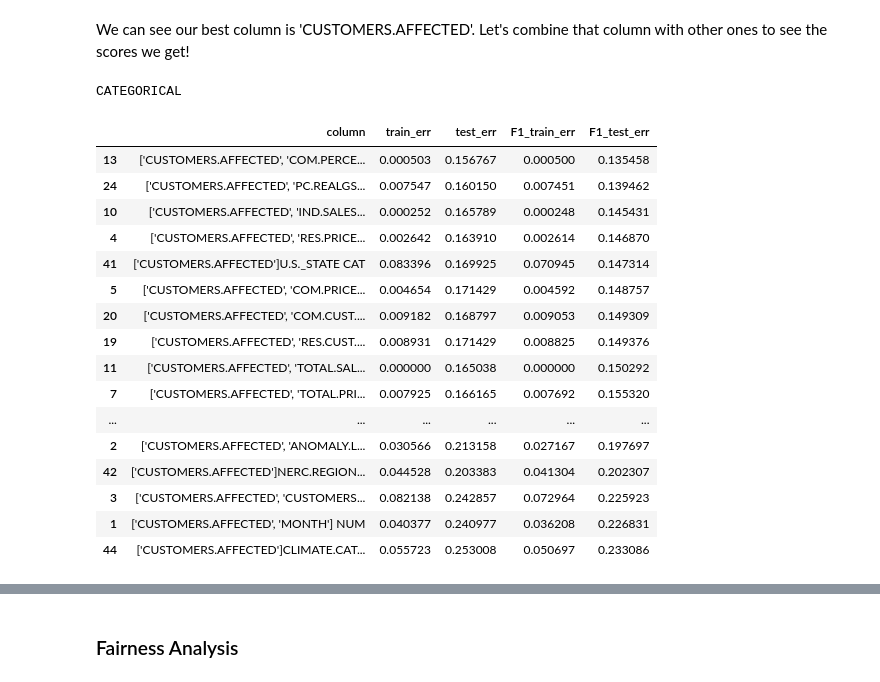
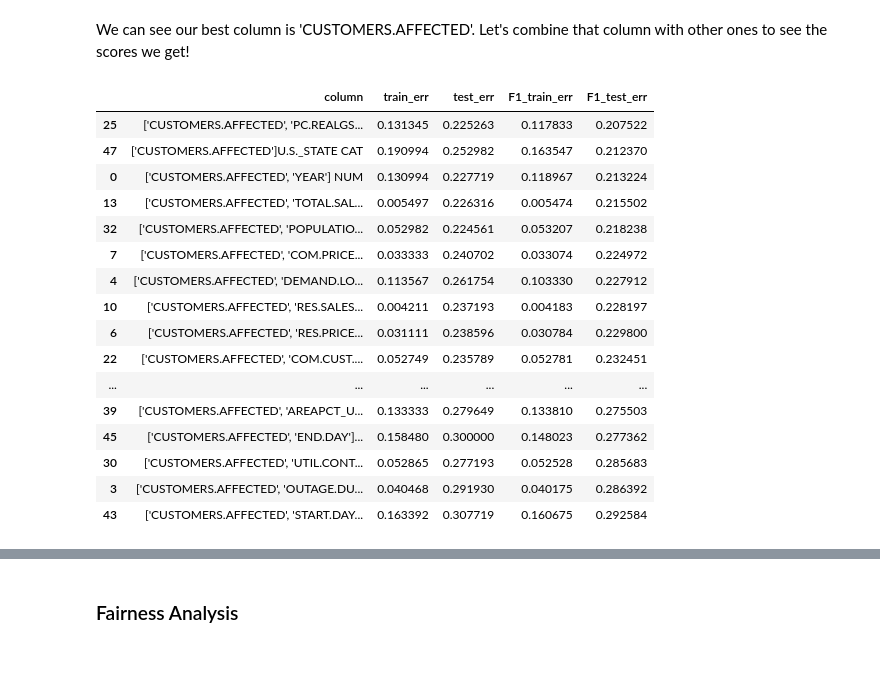
Before and after one commit to tomok59/power_outage_model, a Jupyter notebook: template.ipynb, the cells around one changed output, grey strips where cells are left out. Drawn from its saved outputs; the diff is of its cells as text; code cells hidden in the pictures.

```diff
--- a/template.ipynb
+++ b/template.ipynb
@@ -87,0 +113,3 @@ Name: MONTH, dtype: int64
+# %%
+df = df.dropna()
+df.shape
@@ -88,2 +118,19 @@ Name: MONTH, dtype: int64
 # %% [markdown]
 ### Baseline Model
+# %%
+## make initial split for test at the end
+
+df_1 = df.copy()
+df_X = df_1.drop(columns='CAUSE.CATEGORY')
+numeric_columns = df_X.columns[df_X.apply(pd.to_numeric, errors='coerce').notna().all()]
+df_X[numeric_columns] = df_X[numeric_columns].apply(pd.to_numeric, errors='coerce')
+numeric_columns = df_X.select_dtypes(include=['number']).columns
+categorical_columns = df_X.select_dtypes(include=['object']).columns
+df_Y = df_1[['CAUSE.CATEGORY']]
+
+X_train, X_test_final, y_train, y_test_final = (
+    train_test_split(df_X, df_Y,test_size=0.25, random_state=1)
+)
+df_1 = X_train
+df_1['CAUSE.CATEGORY'] = y_train
+df_1
@@ -330,14 +349,13 @@ CATEGORICAL
 # %% [markdown]
 We can see our best column is 'CUSTOMERS.AFFECTED'. Let's combine that column with other ones to see the scores we get!
 # %%
-df_1 = df.copy().drop(columns=['OBS', 'HURRICANE.NAMES', 'CAUSE.CATEGORY.DETAIL', 'DEMAND.LOSS.MW', 'OUTAGE.RESTORATION.DATE', 'OUTAGE.RESTORATION.TIME', 'OUTAGE.DURATION', 'POSTAL.CODE', 'OUTAGE.START.DATE', 'OUTAGE.START.TIME'])
-df_1 = df_1.dropna()
-df_X = df_1.drop(columns='CAUSE.CATEGORY')
+df_2 = df_1.copy()
+df_X = df_2.drop(columns='CAUSE.CATEGORY')
 numeric_columns = df_X.columns[df_X.apply(pd.to_numeric, errors='coerce').notna().all()]
 df_X[numeric_columns] = df_X[numeric_columns].apply(pd.to_numeric, errors='coerce')
 numeric_columns = df_X.select_dtypes(include=['number']).columns
 categorical_columns = df_X.select_dtypes(include=['object']).columns
-df_Y = df_1[['CAUSE.CATEGORY']]
+df_Y = df_2['CAUSE.CATEGORY']
 
 column_name = []
 tr_err = []
@@ -345,22 +363,16 @@ ts_err = []
 f1_Scores_TR = []
 f1_Scores_TS = []
 X_train, X_test, y_train, y_test = (
-        train_test_split(df_X, df_1['CAUSE.CATEGORY'],test_size=0.25, random_state=1)
+        train_test_split(df_X, df_Y,test_size=0.25, random_state=1)
     )
 col1 = ['CUSTOMERS.AFFECTED']
 for col in numeric_columns:
     col1 = ['CUSTOMERS.AFFECTED']
     col1.append(col)
-    #leftover = numeric_columns[:col] + numeric_columns[i+1:]
-    # X_train, X_test, y_train, y_test = (
-    #     train_test_split(df_X[[col]], df_1['CAUSE.CATEGORY'],test_size=0.25, random_state=1)
-    # )
-    log_transformer = FunctionTransformer(np.log, validate=True)
     tree = RandomForestClassifier(max_depth=15)
     preprocessor_tree = ColumnTransformer(
             transformers=[
                 ('column', 'passthrough', col1)
-                #('One_Hot', OneHotEncoder(handle_unknown='ignore'), ['U.S._STATE', 'YEAR', 'MONTH', 'NERC.REGION', 'CLIMATE.REGION', 'CLIMATE.CATEGORY']),
             ],
             remainder='drop'
         )
@@ -389,18 +401,8 @@ for col in numeric_columns:
     f1_Scores_TR.append(np.mean(temp_f1_tr))
     f1_Scores_TS.append(np.mean(temp_f1_ts))
 
-
-
-    # print(col)
-    # print('Train Error: ' + str(1-pipeline_tree.score(X_train, y_train)))
-    # print('Test Error: ' + str(1-pipeline_tree.score(X_test, y_test)))
-print("CATEGORICAL")
 for col in categorical_columns:
     col1 = ['CUSTOMERS.AFFECTED']
-    # X_train, X_test, y_train, y_test = (
-    #     train_test_split(df_X[[col]], df_1['CAUSE.CATEGORY'],test_size=0.25, random_state=1)
-    # )
-    log_transformer = FunctionTransformer(np.log, validate=True)
     tree = RandomForestClassifier(max_depth=15)
     preprocessor_tree = ColumnTransformer(
             transformers=[
@@ -415,50 +417,47 @@ for col in categorical_columns:
         ])
     column_name.append(str(col1) + col + ' CAT')
     temp_train = []
     temp_test =[]
     temp_f1_tr =[]
     temp_f1_ts = []
     for i in range(10):
         pipeline_tree.fit(X_train, y_train)
 
         temp_train.append(1-pipeline_tree.score(X_train, y_train))
         temp_test.append(1-pipeline_tree.score(X_test, y_test))
 
         preds_TR = pipeline_tree.predict(X_train)
         temp_f1_tr.append(1-f1_score(preds_TR, y_train, average = 'weighted'))
         preds_TS = pipeline_tree.predict(X_test)
         temp_f1_ts.append(1-f1_score(preds_TS, y_test, average = 'weighted'))
 
     tr_err.append(np.mean(temp_train))
     ts_err.append(np.mean(temp_test))
     f1_Scores_TR.append(np.mean(temp_f1_tr))
     f1_Scores_TS.append(np.mean(temp_f1_ts))
-    # print(col)
-    # print('Train Error: ' + str(1-pipeline_tree.score(X_train, y_train)))
-    # print('Test Error: ' + str(1-pipeline_tree.score(X_test, y_test)))
+
 errors = pd.DataFrame()
 errors['column'] = column_name
 errors['train_err'] = tr_err
 errors['test_err'] = ts_err
 errors['F1_train_err'] = f1_Scores_TR
 errors['F1_test_err'] = f1_Scores_TS
 errors.sort_values(by='F1_test_err')
 # %% [output]
-CATEGORICAL
 |  | column | train_err | test_err | F1_train_err | F1_test_err |
-| 13 | ['CUSTOMERS.AFFECTED', 'COM.PERCE... | 0.000503 | 0.156767 | 0.000500 | 0.135458 |
-| 24 | ['CUSTOMERS.AFFECTED', 'PC.REALGS... | 0.007547 | 0.160150 | 0.007451 | 0.139462 |
-| 10 | ['CUSTOMERS.AFFECTED', 'IND.SALES... | 0.000252 | 0.165789 | 0.000248 | 0.145431 |
-| 4 | ['CUSTOMERS.AFFECTED', 'RES.PRICE... | 0.002642 | 0.163910 | 0.002614 | 0.146870 |
-| 41 | ['CUSTOMERS.AFFECTED']U.S._STATE CAT | 0.083396 | 0.169925 | 0.070945 | 0.147314 |
-| 5 | ['CUSTOMERS.AFFECTED', 'COM.PRICE... | 0.004654 | 0.171429 | 0.004592 | 0.148757 |
-| 20 | ['CUSTOMERS.AFFECTED', 'COM.CUST.... | 0.009182 | 0.168797 | 0.009053 | 0.149309 |
-| 19 | ['CUSTOMERS.AFFECTED', 'RES.CUST.... | 0.008931 | 0.171429 | 0.008825 | 0.149376 |
-| 11 | ['CUSTOMERS.AFFECTED', 'TOTAL.SAL... | 0.000000 | 0.165038 | 0.000000 | 0.150292 |
-| 7 | ['CUSTOMERS.AFFECTED', 'TOTAL.PRI... | 0.007925 | 0.166165 | 0.007692 | 0.155320 |
+| 25 | ['CUSTOMERS.AFFECTED', 'PC.REALGS... | 0.131345 | 0.225263 | 0.117833 | 0.207522 |
+| 47 | ['CUSTOMERS.AFFECTED']U.S._STATE CAT | 0.190994 | 0.252982 | 0.163547 | 0.212370 |
+| 0 | ['CUSTOMERS.AFFECTED', 'YEAR'] NUM | 0.130994 | 0.227719 | 0.118967 | 0.213224 |
+| 13 | ['CUSTOMERS.AFFECTED', 'TOTAL.SAL... | 0.005497 | 0.226316 | 0.005474 | 0.215502 |
+| 32 | ['CUSTOMERS.AFFECTED', 'POPULATIO... | 0.052982 | 0.224561 | 0.053207 | 0.218238 |
+| 7 | ['CUSTOMERS.AFFECTED', 'COM.PRICE... | 0.033333 | 0.240702 | 0.033074 | 0.224972 |
+| 4 | ['CUSTOMERS.AFFECTED', 'DEMAND.LO... | 0.113567 | 0.261754 | 0.103330 | 0.227912 |
+| 10 | ['CUSTOMERS.AFFECTED', 'RES.SALES... | 0.004211 | 0.237193 | 0.004183 | 0.228197 |
+| 6 | ['CUSTOMERS.AFFECTED', 'RES.PRICE... | 0.031111 | 0.238596 | 0.030784 | 0.229800 |
+| 22 | ['CUSTOMERS.AFFECTED', 'COM.CUST.... | 0.052749 | 0.235789 | 0.052781 | 0.232451 |
 | ... | ... | ... | ... | ... | ... |
-| 2 | ['CUSTOMERS.AFFECTED', 'ANOMALY.L... | 0.030566 | 0.213158 | 0.027167 | 0.197697 |
-| 42 | ['CUSTOMERS.AFFECTED']NERC.REGION... | 0.044528 | 0.203383 | 0.041304 | 0.202307 |
-| 3 | ['CUSTOMERS.AFFECTED', 'CUSTOMERS... | 0.082138 | 0.242857 | 0.072964 | 0.225923 |
-| 1 | ['CUSTOMERS.AFFECTED', 'MONTH'] NUM | 0.040377 | 0.240977 | 0.036208 | 0.226831 |
-| 44 | ['CUSTOMERS.AFFECTED']CLIMATE.CAT... | 0.055723 | 0.253008 | 0.050697 | 0.233086 |
+| 39 | ['CUSTOMERS.AFFECTED', 'AREAPCT_U... | 0.133333 | 0.279649 | 0.133810 | 0.275503 |
+| 45 | ['CUSTOMERS.AFFECTED', 'END.DAY']... | 0.158480 | 0.300000 | 0.148023 | 0.277362 |
+| 30 | ['CUSTOMERS.AFFECTED', 'UTIL.CONT... | 0.052865 | 0.277193 | 0.052528 | 0.285683 |
+| 3 | ['CUSTOMERS.AFFECTED', 'OUTAGE.DU... | 0.040468 | 0.291930 | 0.040175 | 0.286392 |
+| 43 | ['CUSTOMERS.AFFECTED', 'START.DAY... | 0.163392 | 0.307719 | 0.160675 | 0.292584 |
```
Also changed, not shown: parts of 41 cells of this notebook, 1 other file.
